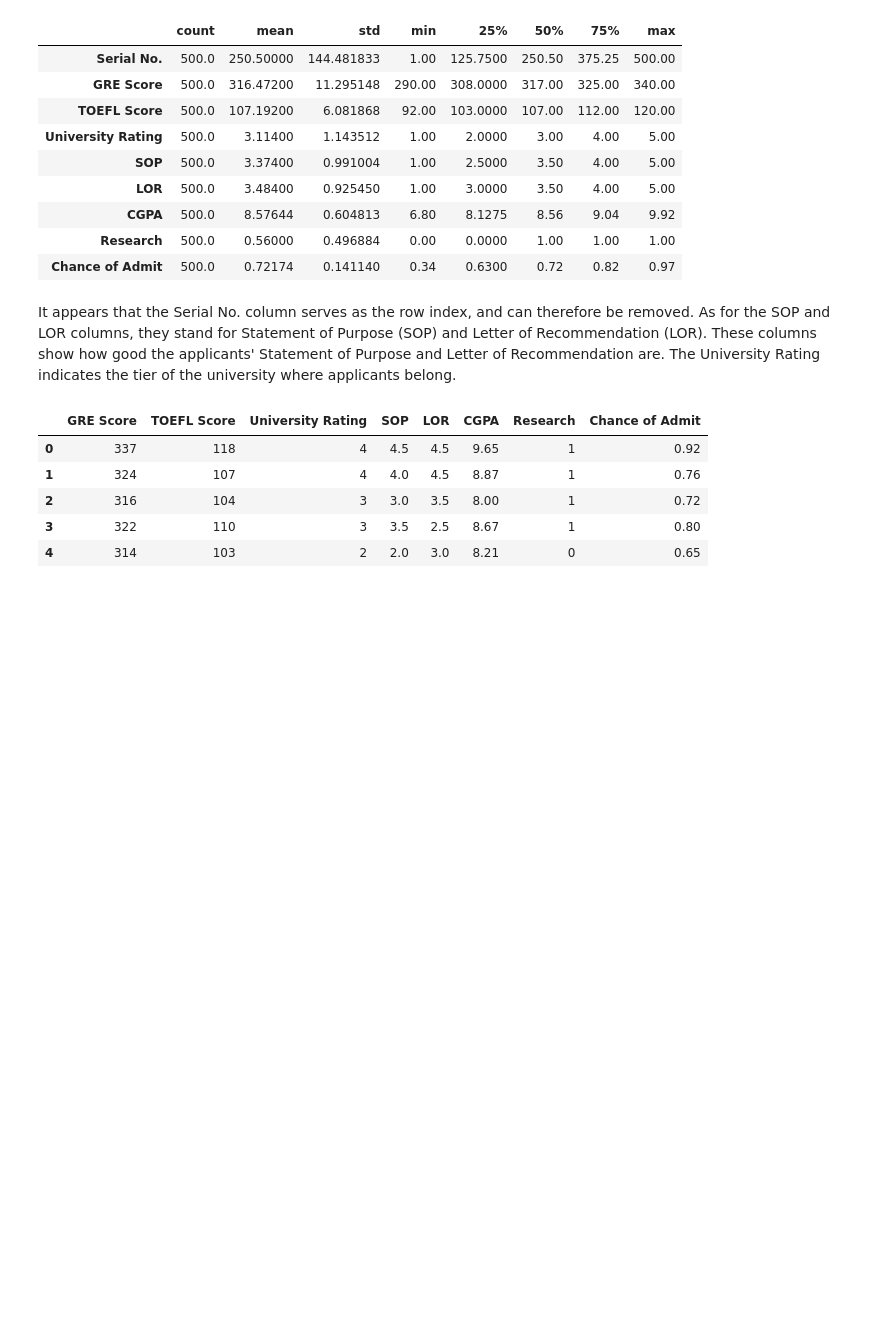
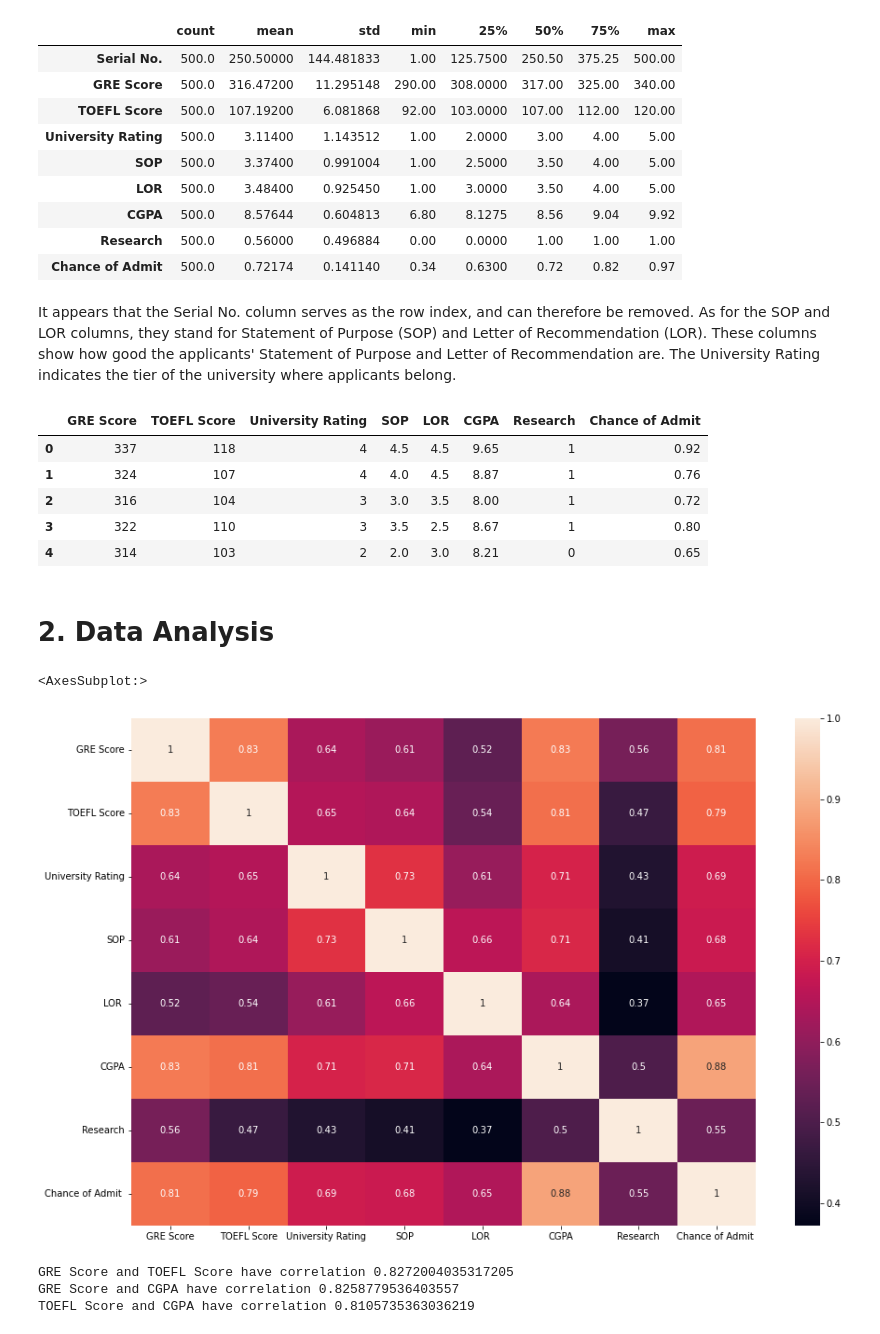
Before and after one commit to utkuozbudak/graduate_admission, a Jupyter notebook: graduate_admission.ipynb, the cells around one changed output. Drawn from its saved outputs; the diff is of its cells as text; code cells hidden in the pictures; blank space fills up the shorter version.

Commit message:
Correlation analysis performed.

```diff
--- a/graduate_admission.ipynb
+++ b/graduate_admission.ipynb
@@ -59,0 +61,21 @@ data.head()
+# %% [markdown]
+# 2. Data Analysis
+# %%
+# Pearson Correlation
+plt.figure(figsize=(15,10))
+sns.heatmap(data.corr(), annot=True)
+# %% [output]
+<AxesSubplot:>
+[figure, added]
+# %%
+# See features with high correlation (>0.8)
+
+high_corr_pairs = np.where(np.abs(data.drop(columns=['Chance of Admit ']).corr()) > 0.8)
+
+for i,j in zip(*high_corr_pairs):
+    if i < j:
+        print(f"{data.columns[i]} and {data.columns[j]} have correlation {data.corr().iloc[i,j]}")
+# %% [output]
+GRE Score and TOEFL Score have correlation 0.8272004035317205
+GRE Score and CGPA have correlation 0.8258779536403557
+TOEFL Score and CGPA have correlation 0.8105735363036219
```
Also changed, not shown: parts of 2 cells of this notebook.
